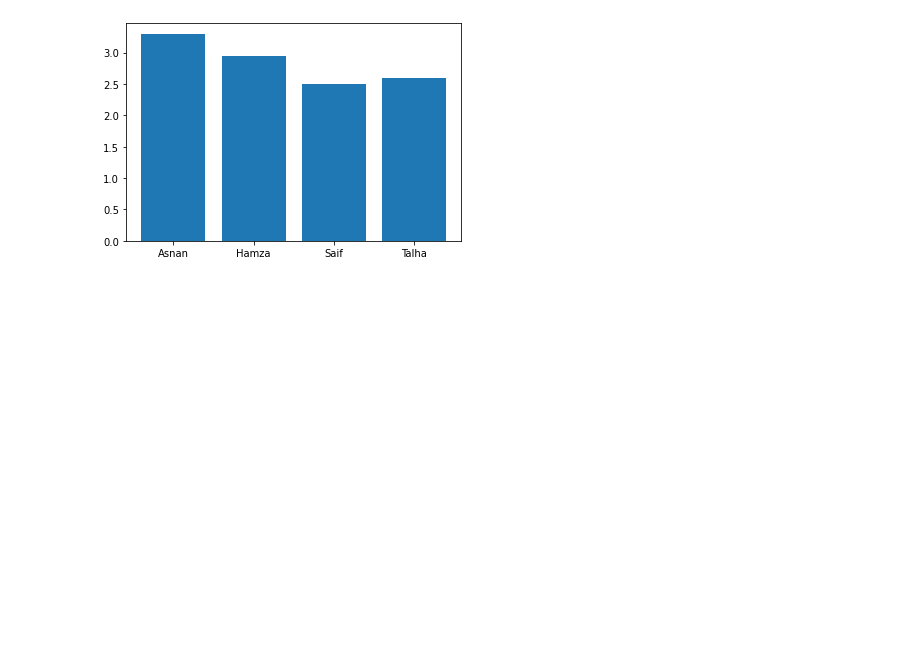
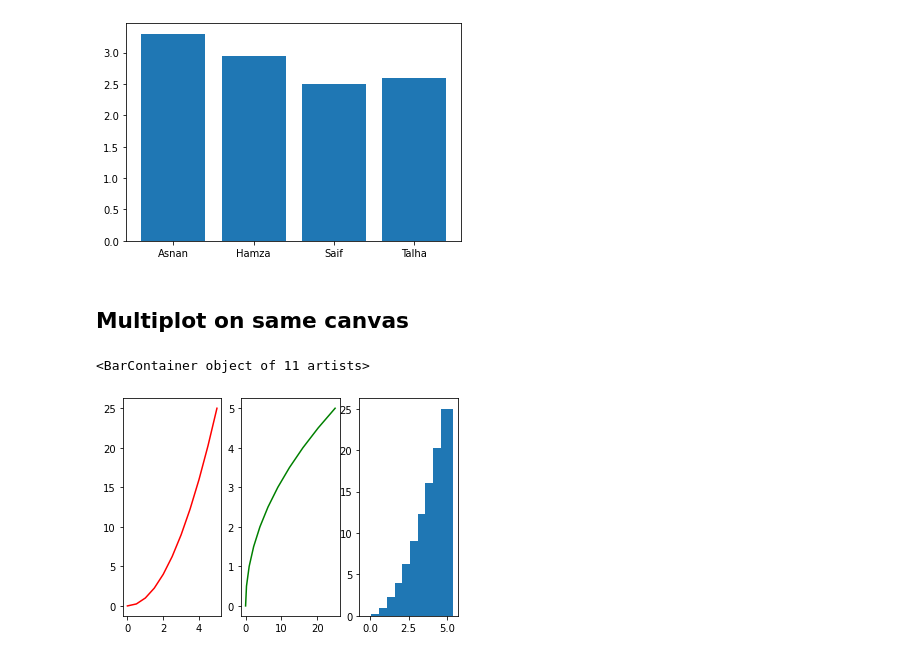
Before and after one commit to mhmzdev/AI-ML_Course_py_files, a Jupyter notebook: 7. Intro to Matplotlib & Graphing.ipynb, the cells around one changed output. Cells and saved outputs as stored; diff of their text form; code cells hidden in the pictures; blank space fills up the shorter version.

```diff
--- a/7. Intro to Matplotlib & Graphing.ipynb
+++ b/7. Intro to Matplotlib & Graphing.ipynb
@@ -60,3 +61,20 @@ plt.bar(names, gpa)
 # %% [output]
 <BarContainer object of 4 artists>
 [figure]
+# %% [markdown]
+## Multiplot on same canvas
+# %%
+# plt.subplot(rows, columns, plot_number)
+# meaning, 1 row will have 2 column(plots)
+
+plt.subplot(1,3,1) # first plot
+plt.plot(x, y, 'r')
+
+plt.subplot(1,3,2) # second plot
+plt.plot(y, x, 'g')
+
+plt.subplot(1,3,3) # third plot
+plt.bar(x,y)
+# %% [output]
+<BarContainer object of 11 artists>
+[figure, added]
```
Also changed, not shown: parts of 13 cells of this notebook.
